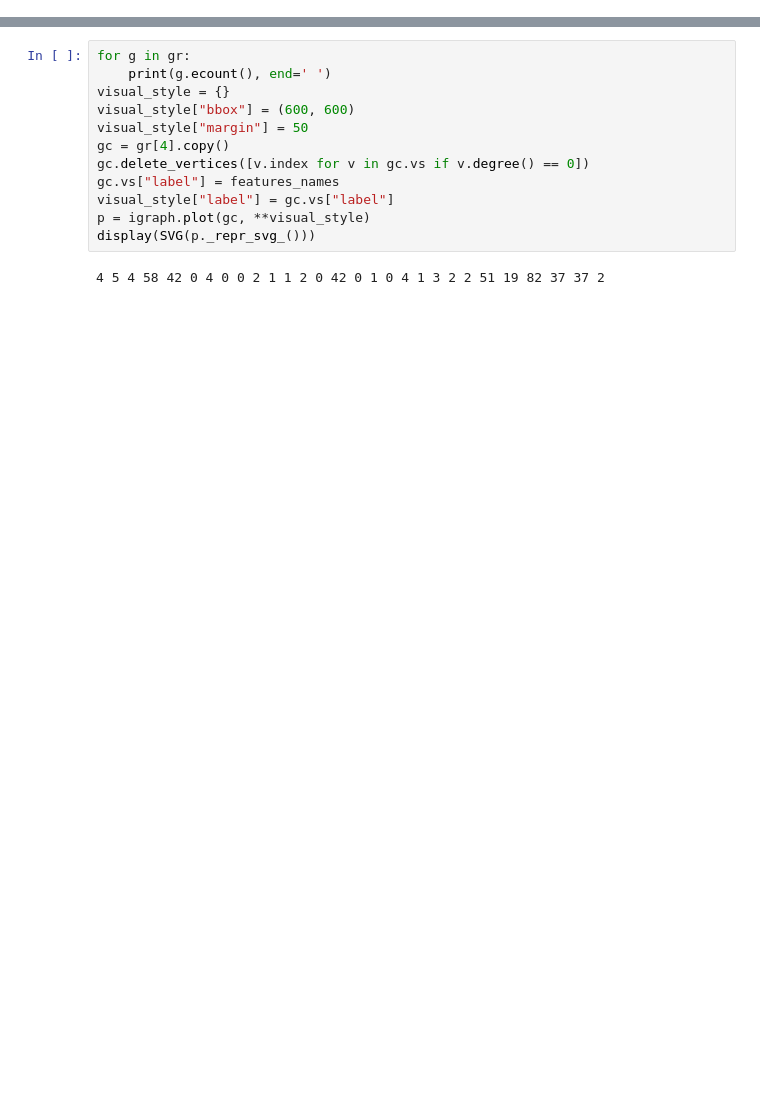
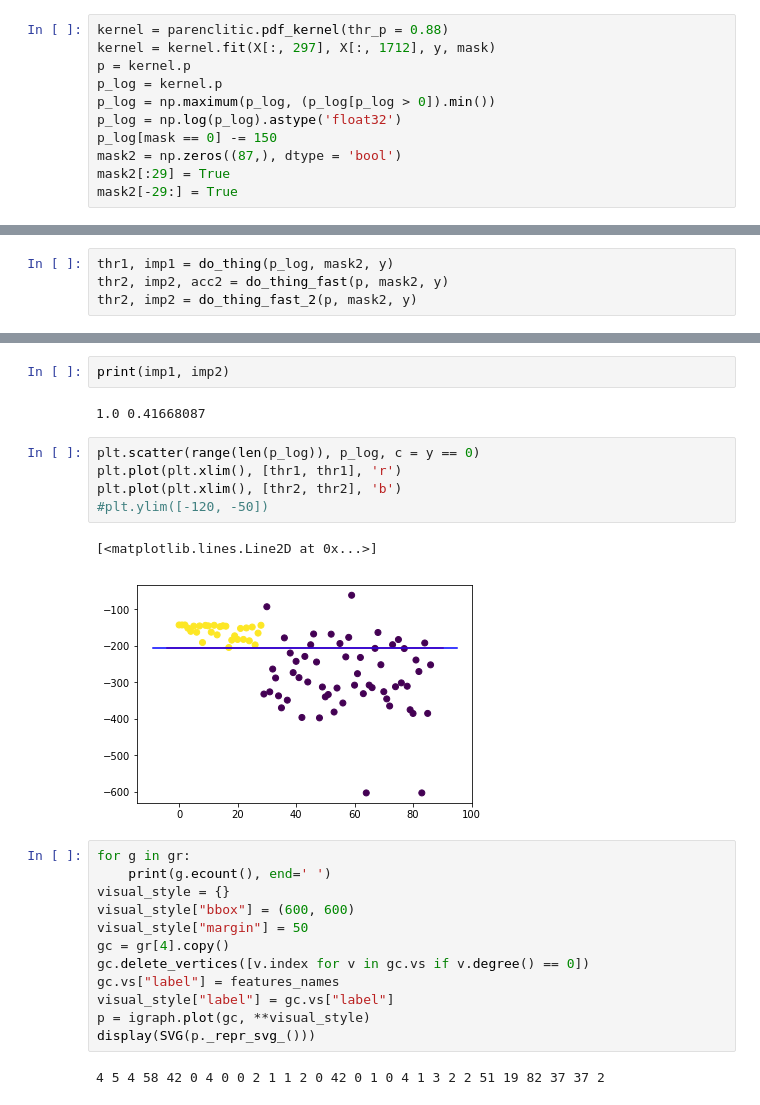
Before and after one commit to mike-live/parenclitic, a Jupyter notebook: src/parenclitic_down.ipynb, the cells around one changed output, grey strips where cells are left out. Saved outputs shown, nothing was run; the diff lists cells and outputs as text; blank space fills up the shorter version.

```diff
--- a/src/parenclitic_down.ipynb
+++ b/src/parenclitic_down.ipynb
@@ -53,0 +120,11 @@ plt.scatter(Xq[:, 0], Xq[:, 1], c = mask)
+# %%
+kernel = parenclitic.pdf_kernel(thr_p = 0.88)
+kernel = kernel.fit(X[:, 297], X[:, 1712], y, mask)
+p = kernel.p
+p_log = kernel.p
+p_log = np.maximum(p_log, (p_log[p_log > 0]).min())
+p_log = np.log(p_log).astype('float32')
+p_log[mask == 0] -= 150
+mask2 = np.zeros((87,), dtype = 'bool')
+mask2[:29] = True
+mask2[-29:] = True
@@ -53,0 +266,4 @@ plt.scatter(Xq[:, 0], Xq[:, 1], c = mask)
+# %%
+thr1, imp1 = do_thing(p_log, mask2, y)
+thr2, imp2, acc2 = do_thing_fast(p, mask2, y)
+thr2, imp2 = do_thing_fast_2(p, mask2, y)
@@ -54,3 +282,15 @@ plt.scatter(Xq[:, 0], Xq[:, 1], c = mask)
+# %%
+print(imp1, imp2)
+# %% [output]
+1.0 0.41668087
+# %%
+plt.scatter(range(len(p_log)), p_log, c = y == 0)
+plt.plot(plt.xlim(), [thr1, thr1], 'r')
+plt.plot(plt.xlim(), [thr2, thr2], 'b')
+#plt.ylim([-120, -50])
+# %% [output]
+[<matplotlib.lines.Line2D at 0x...>]
+[figure, added]
 # %%
 for g in gr:
     print(g.ecount(), end=' ')
```
Also changed, not shown: parts of 75 cells of this notebook, 6 other files.
